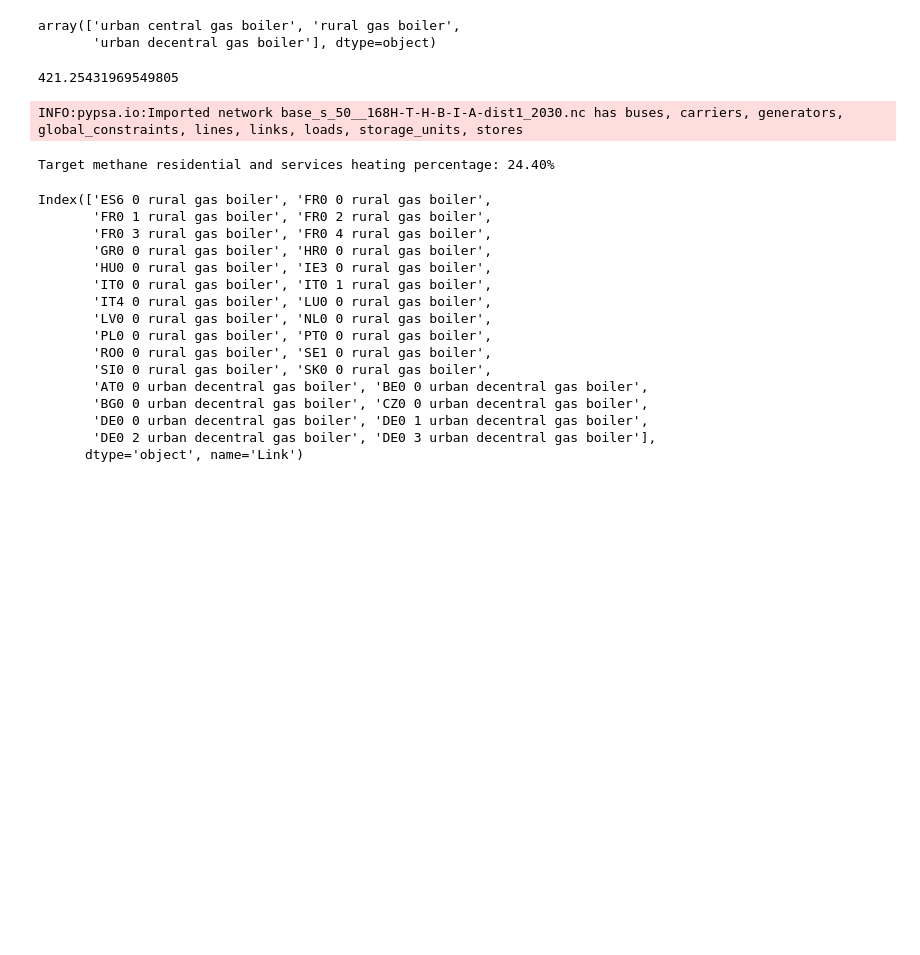
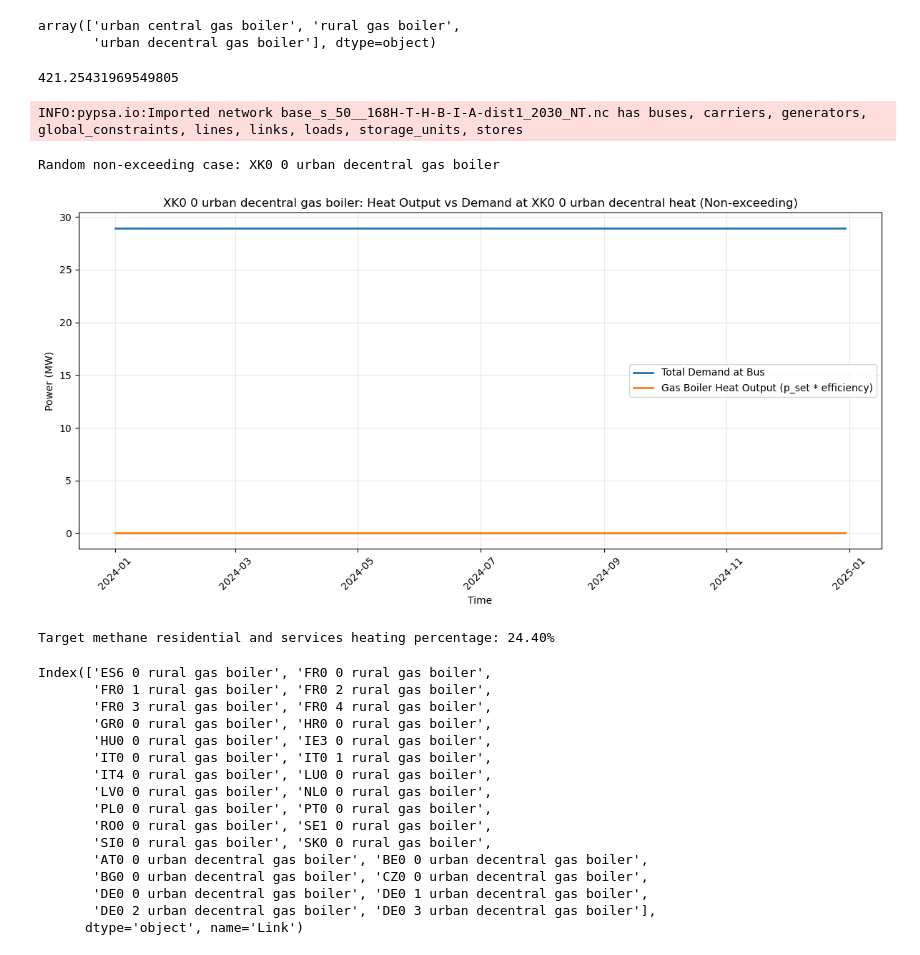
Before and after one commit to LukasFrankenQ/resilient-pypsa-eur, a Jupyter notebook: notebooks/future_validation.ipynb, the cells around one changed output. Drawn from its saved outputs; the diff is of its cells as text; code cells hidden in the pictures; blank space fills up the shorter version.

Commit message:
added endogenous industry heat

```diff
--- a/notebooks/future_validation.ipynb
+++ b/notebooks/future_validation.ipynb
@@ -296,9 +331,84 @@ factor = target * total.sum().sum() * w / shares.sum()
 # %% [output]
 421.25431969549805
 # %%
-m = pypsa.Network(Path.cwd().parent / 'resources' / 'networks' / f'base_s_50__168H-T-H-B-I-A-dist1_2030.nc')
+# m = pypsa.Network(Path.cwd().parent / 'resources' / 'networks' / f'base_s_50__168H-T-H-B-I-A-dist1_2030_NT.nc')
+m = pypsa.Network(Path.cwd().parent / 'results' / 'networks' / f'base_s_50__168H-T-H-B-I-A-dist1_2030_NT.nc')
 # %% [output]
-INFO:pypsa.io:Imported network base_s_50__168H-T-H-B-I-A-dist1_2030.nc has buses, carriers, generators, global_constraints, lines, links, loads, storage_units, stores
+INFO:pypsa.io:Imported network base_s_50__168H-T-H-B-I-A-dist1_2030_NT.nc has buses, carriers, generators, global_constraints, lines, links, loads, storage_units, stores
+# %%
+# Check if gas boiler p_set * efficiency exceeds demand at any timestep
+gas_boiler_links = m.links.index[m.links.carrier.str.contains('gas boiler')]
+
+# Track if we've plotted a random non-exceeding case
+plotted_random = False
+random_link_to_plot = None
+
+for link_name in gas_boiler_links[::-1]:
+    link = m.links.loc[link_name]
+    bus1 = link.bus1
+    efficiency = link.efficiency
+
+    # Get p_set for this link
+    if link_name in m.links_t.p_set.columns:
+        p_set = m.links_t.p_set[link_name]
+    else:
+        p_set = pd.Series(link.p_set, index=m.snapshots)
+
+    # Calculate heat output
+    heat_output = p_set * efficiency
+
+    # Get demand at bus1
+    loads_at_bus = m.loads.index[m.loads.bus == bus1]
+    total_demand = pd.Series(0.0, index=m.snapshots)
+
+    for load_name in loads_at_bus:
+        if load_name in m.loads_t.p_set.columns:
+            total_demand += m.loads_t.p_set[load_name]
+        else:
+            total_demand += m.loads.loc[load_name, 'p_set']
+
+    # Check if heat output exceeds demand at any timestep
+    exceeds = heat_output > total_demand
+    if exceeds.any():
+        max_excess = (heat_output - total_demand).max()
+        print(f'{link_name}: Heat output exceeds demand at {exceeds.sum()} timesteps. Max excess: {max_excess:.2f} MW')
+
+        # Plot the timeseries
+        fig, ax = plt.subplots(figsize=(12, 6))
+        ax.plot(m.snapshots, total_demand, label='Total Demand at Bus', linewidth=2)
+        ax.plot(m.snapshots, heat_output, label='Gas Boiler Heat Output (p_set * efficiency)', linewidth=2)
+        ax.set_xlabel('Time')
+        ax.set_ylabel('Power (MW)')
+        ax.set_title(f'{link_name}: Heat Output vs Demand at {bus1}')
+        ax.legend()
+        ax.grid(True, alpha=0.3)
+        plt.xticks(rotation=45)
+        plt.tight_layout()
+        plt.show()
+    else:
+        # Store the first non-exceeding link for random plotting
+        if not plotted_random and random_link_to_plot is None:
+            random_link_to_plot = (link_name, bus1, heat_output, total_demand)
+
+# Plot a random bus where the if clause was not triggered
+if random_link_to_plot is not None:
+    link_name, bus1, heat_output, total_demand = random_link_to_plot
+    print(f'\nRandom non-exceeding case: {link_name}')
+
+    fig, ax = plt.subplots(figsize=(12, 6))
+    ax.plot(m.snapshots, total_demand, label='Total Demand at Bus', linewidth=2)
+    ax.plot(m.snapshots, heat_output, label='Gas Boiler Heat Output (p_set * efficiency)', linewidth=2)
+    ax.set_xlabel('Time')
+    ax.set_ylabel('Power (MW)')
+    ax.set_title(f'{link_name}: Heat Output vs Demand at {bus1} (Non-exceeding)')
+    ax.legend()
+    ax.grid(True, alpha=0.3)
+    plt.xticks(rotation=45)
+    plt.tight_layout()
+    plt.show()
+# %% [output]
+Random non-exceeding case: XK0 0 urban decentral gas boiler
+[figure, added]
 # %%
 def homes_heating_percentage_methane(path):
     return _extract_scenario_values(path, sheet_name='13-', row_label='Methane boiler')
```
Also changed, not shown: parts of 18 cells of this notebook, 9 other files.
